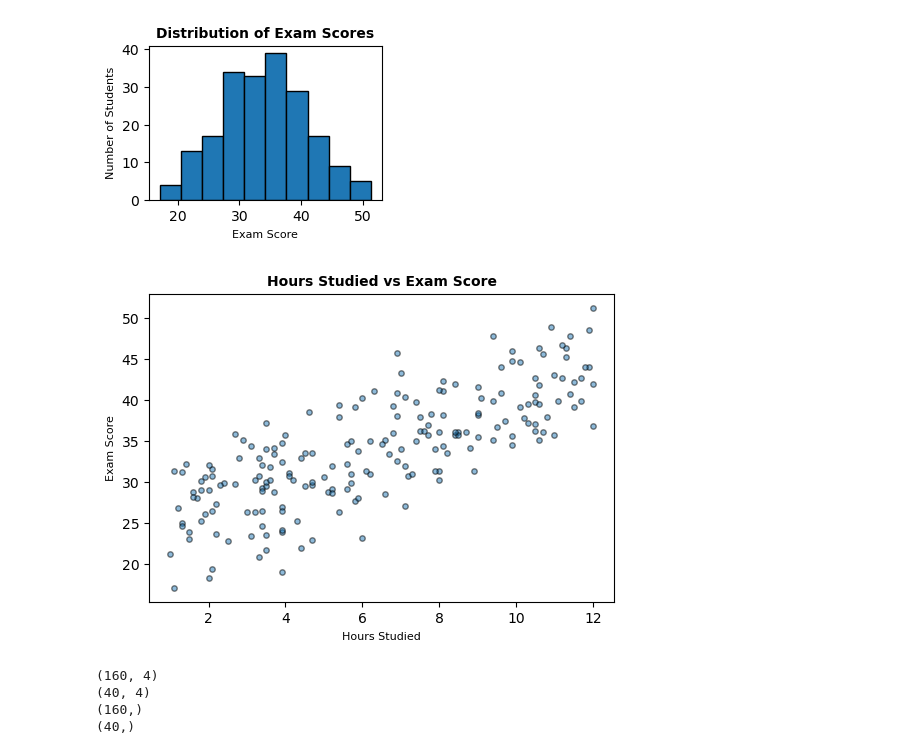
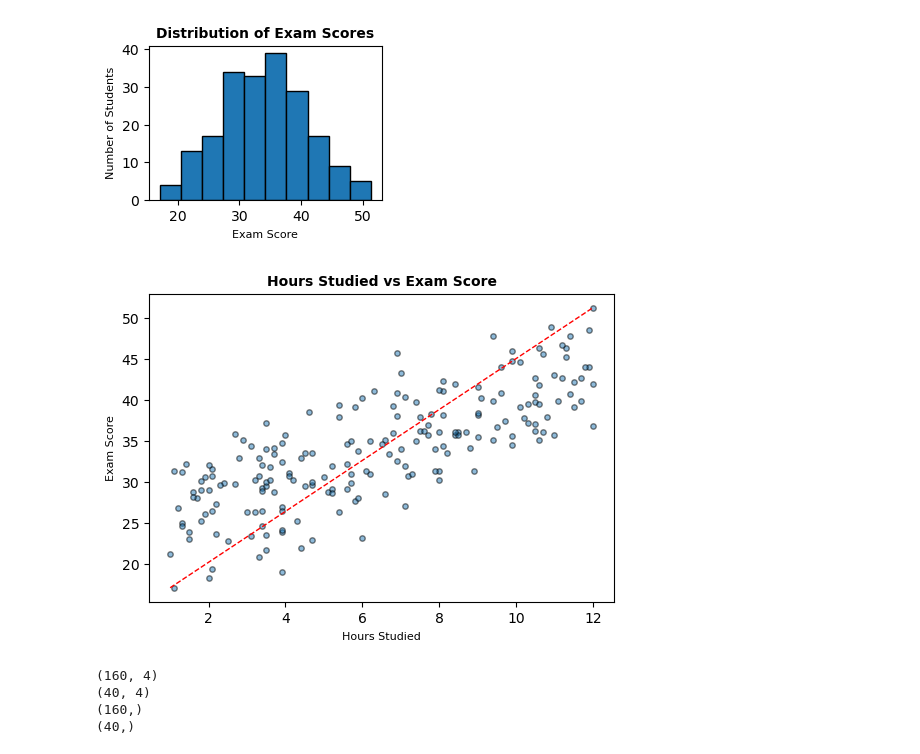
Before and after one commit to ranjeetchauhan0805/student-exam-score-predictor, a Jupyter notebook: notebooks/eda.ipynb, the cells around one changed output. Cells and saved outputs as stored; diff of their text form; code cells hidden in the pictures.

```diff
--- a/notebooks/eda.ipynb
+++ b/notebooks/eda.ipynb
@@ -78,12 +78,17 @@ plt.show()
 # %%
 plt.figure(figsize=(6, 4))
 plt.scatter(df["hours_studied"], df["exam_score"], edgecolor="black", alpha=0.5, s=15)
+
+plt.plot([df["hours_studied"].min(), df["hours_studied"].max()],
+         [df["exam_score"].min(), df["exam_score"].max()],
+         color="red", linewidth=1, linestyle="--")
+
 plt.title("Hours Studied vs Exam Score", fontsize=10, fontweight="bold")
 plt.xlabel("Hours Studied", fontsize=8)
 plt.ylabel("Exam Score", fontsize=8)
 plt.show()
 # %% [output]
-[figure, old version]
+[figure, new version]
 # %%
 X = df[['hours_studied', 'sleep_hours', 'attendance_percent', 'previous_scores']]
 y = df['exam_score']
```
Also changed, not shown: parts of 1 cell of this notebook, 2 other files.
